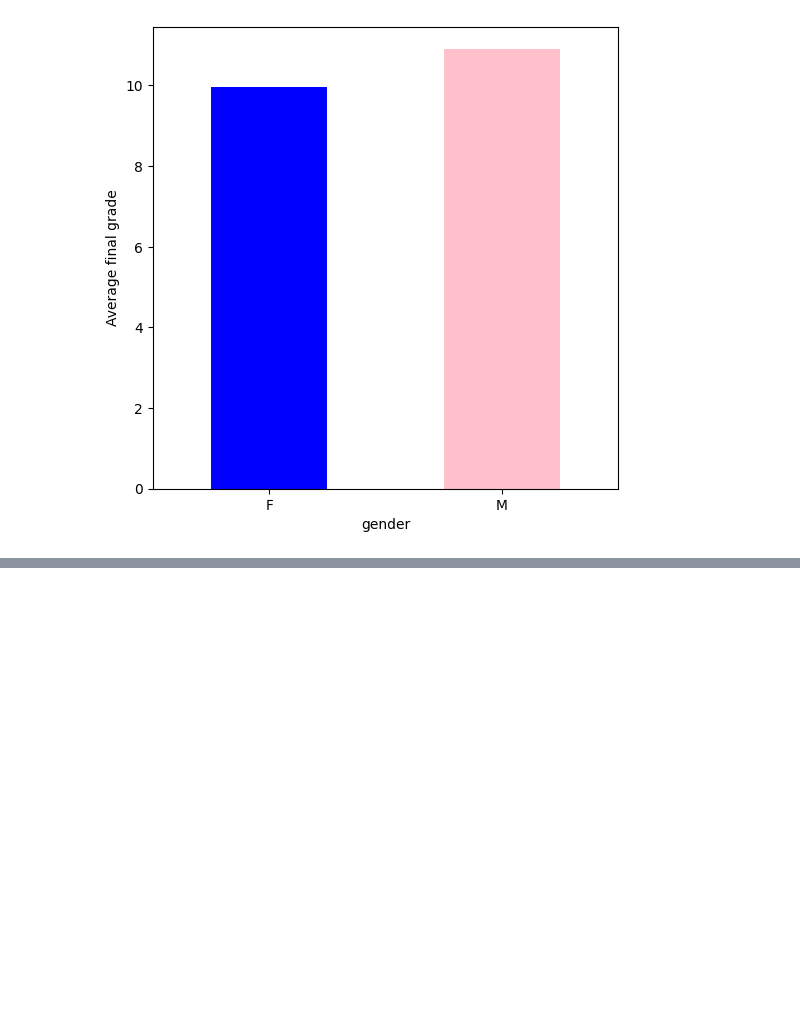
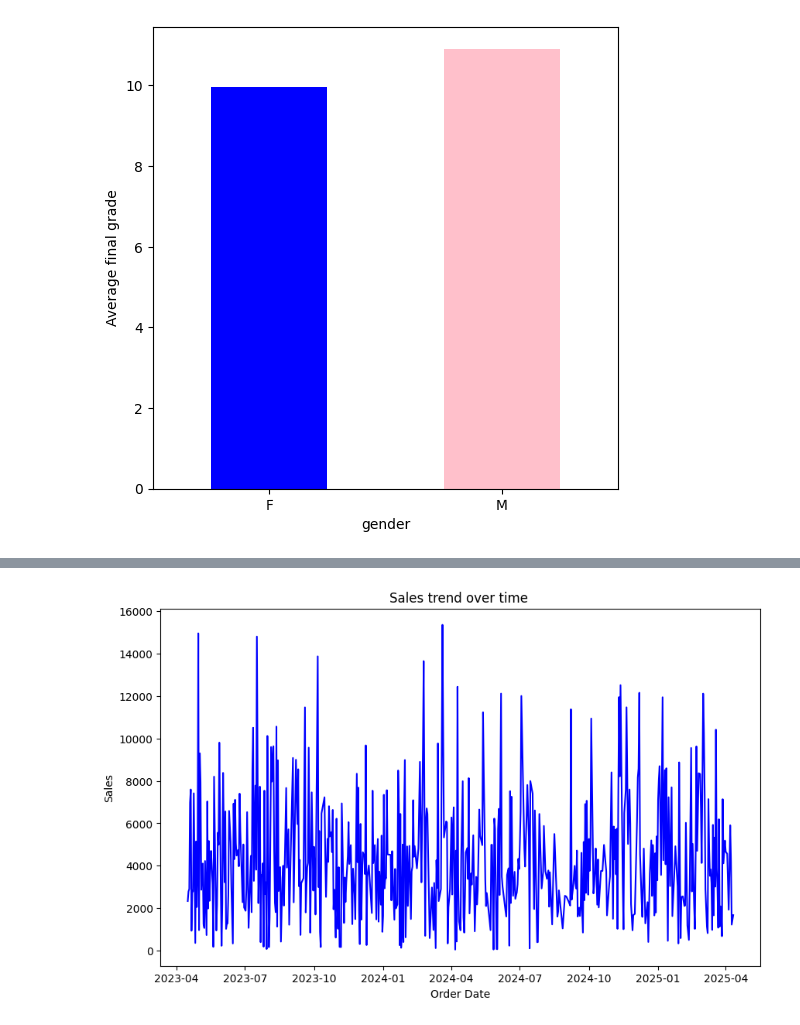
Before and after one commit to Pravallika-02-datascience/Internship, a Jupyter notebook: Mainflowintern.ipynb, the cells around one changed output, grey strips where cells are left out. Cells and saved outputs as stored; diff of their text form; code cells hidden in the pictures; blank space fills up the shorter version.

```diff
--- a/Mainflowintern.ipynb
+++ b/Mainflowintern.ipynb
@@ -122,0 +284,10 @@ plt.show()
+# %%
+#plot sales trend over quality
+plt.figure(figsize=(10,6))
+df.groupby('Order Date')['Sales'].sum().plot(kind='line',color='blue')
+plt.title('Sales trend over time ')
+plt.xlabel('Order Date')
+plt.ylabel('Sales')
+plt.show()
+# %% [output]
+[figure, added]
```
Also changed, not shown: parts of 20 cells of this notebook.
